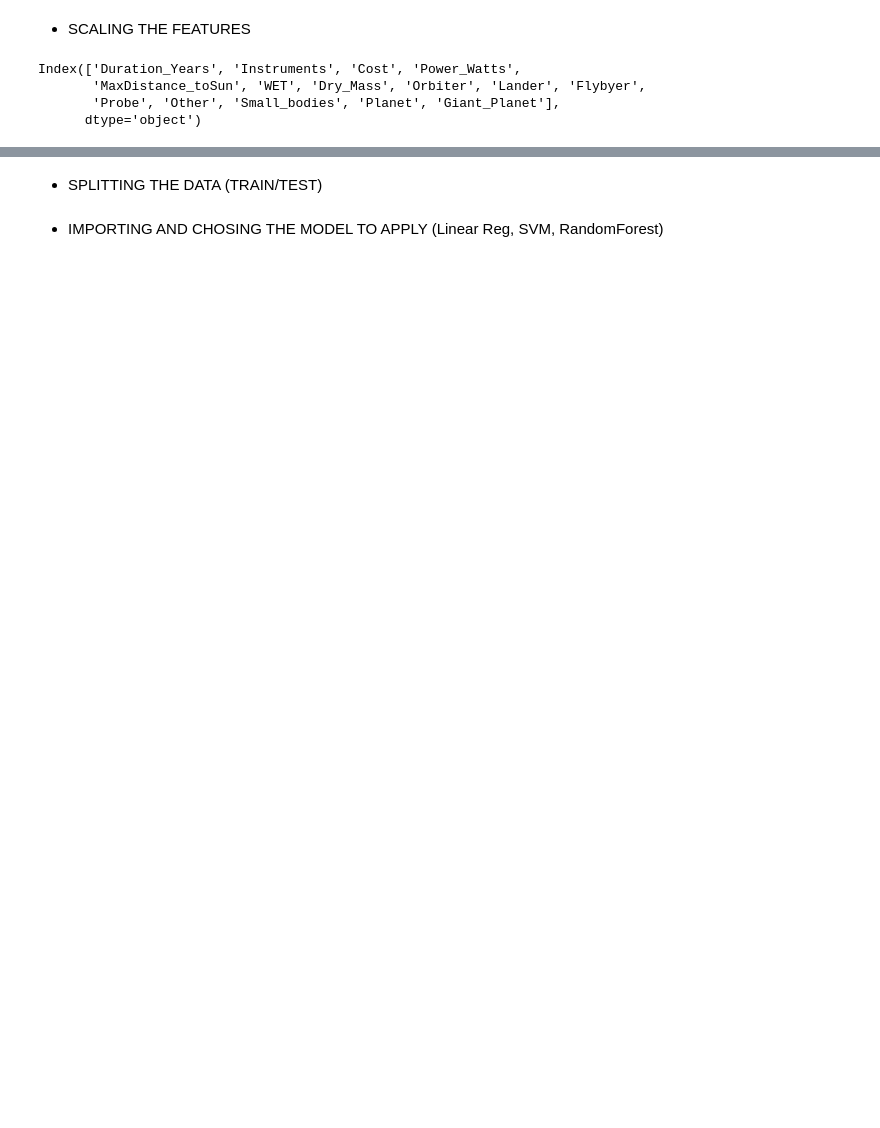
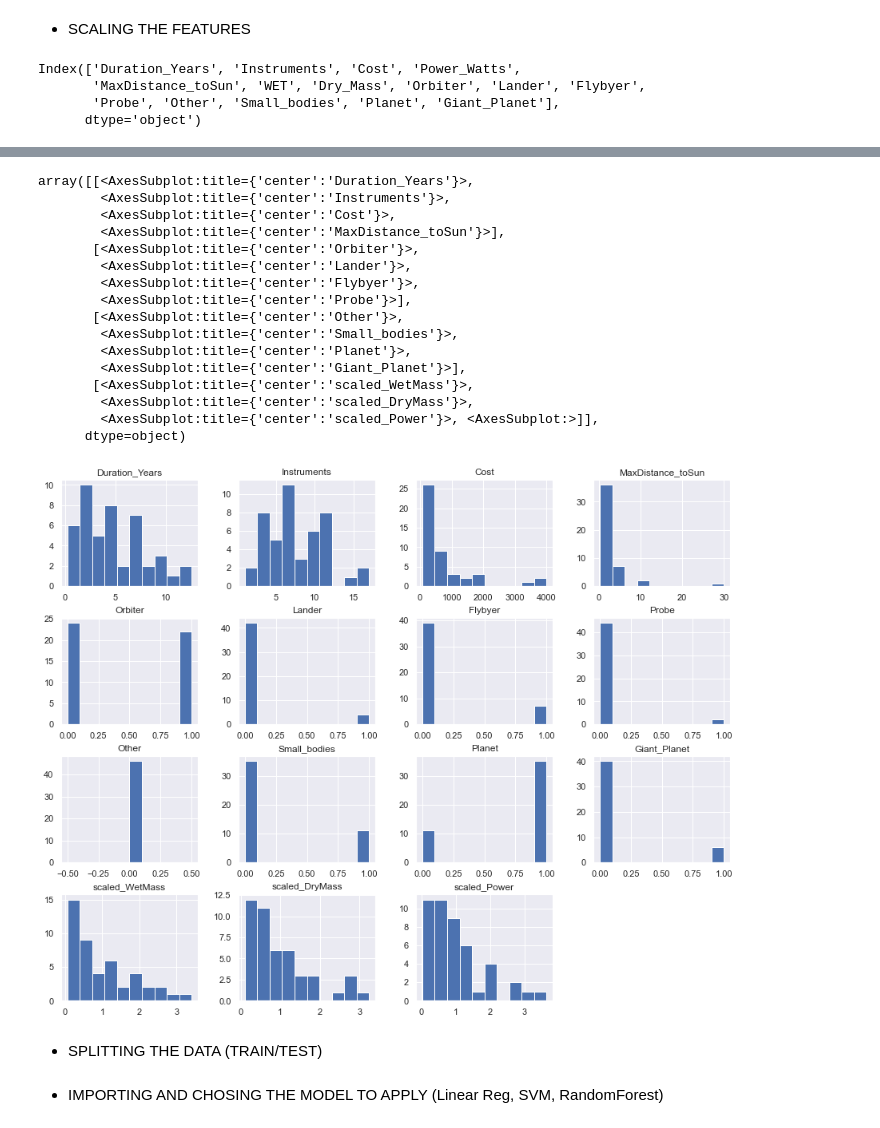
Before and after one commit to AjiacoVic/Satellites_Market_study, a Jupyter notebook: PART2 Interplanetary missions .ipynb, the cells around one changed output, grey strips where cells are left out. Saved outputs shown, nothing was run; the diff lists cells and outputs as text; code cells hidden in the pictures; blank space fills up the shorter version.

```diff
--- a/PART2 Interplanetary missions .ipynb
+++ b/PART2 Interplanetary missions .ipynb
@@ -431,2 +466,23 @@ Index(['Duration_Years', 'Instruments', 'Cost', 'Power_Watts',
+# %%
+ip_missions.drop(['WET','Dry_Mass','Power_Watts'],axis=1).hist(figsize=(15,12))
+#Looks more scaled
+# %% [output]
+array([[<AxesSubplot:title={'center':'Duration_Years'}>,
+        <AxesSubplot:title={'center':'Instruments'}>,
+        <AxesSubplot:title={'center':'Cost'}>,
+        <AxesSubplot:title={'center':'MaxDistance_toSun'}>],
+       [<AxesSubplot:title={'center':'Orbiter'}>,
+        <AxesSubplot:title={'center':'Lander'}>,
+        <AxesSubplot:title={'center':'Flybyer'}>,
+        <AxesSubplot:title={'center':'Probe'}>],
+       [<AxesSubplot:title={'center':'Other'}>,
+        <AxesSubplot:title={'center':'Small_bodies'}>,
+        <AxesSubplot:title={'center':'Planet'}>,
+        <AxesSubplot:title={'center':'Giant_Planet'}>],
+       [<AxesSubplot:title={'center':'scaled_WetMass'}>,
+        <AxesSubplot:title={'center':'scaled_DryMass'}>,
+        <AxesSubplot:title={'center':'scaled_Power'}>, <AxesSubplot:>]],
+      dtype=object)
+[figure, added]
 # %%
 #THIS IS A WAY TO SCALE BUT IT WOULD BE BETTER TO APPLY SPECIFIC SCALING
```
Also changed, not shown: parts of 29 cells of this notebook.
